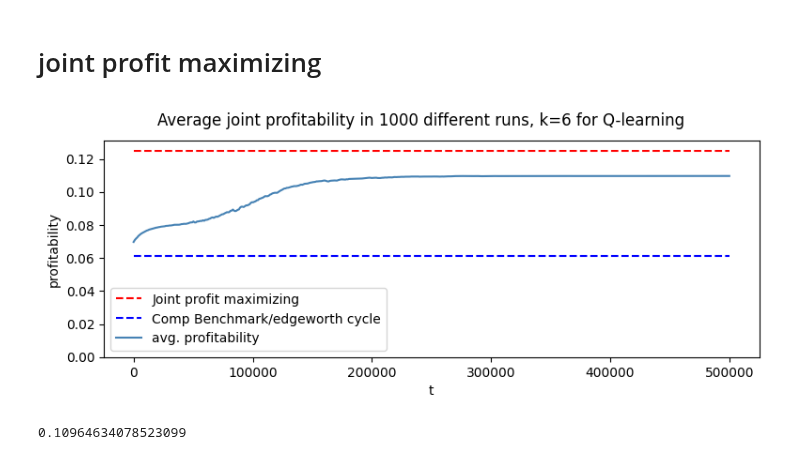
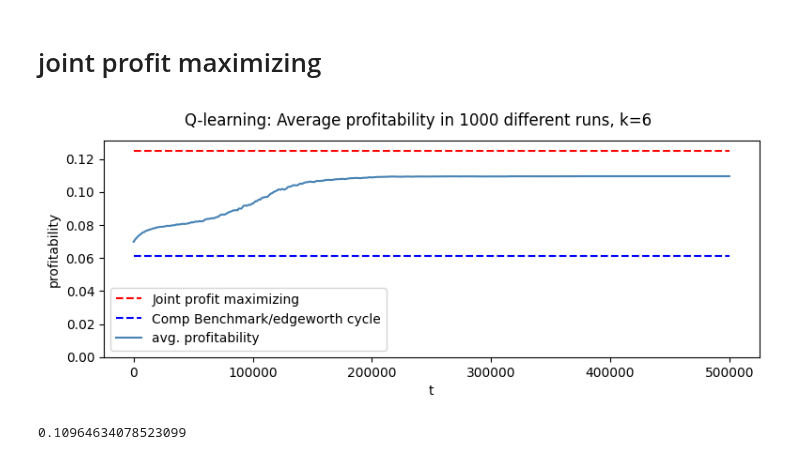
Before and after one commit to nicklasbusk/Bachelorprojekt, a Jupyter notebook: Code/q_learning.ipynb, the cells around one changed output. Saved outputs shown, nothing was run; the diff lists cells and outputs as text; code cells hidden in the pictures.

```diff
--- a/Code/q_learning.ipynb
+++ b/Code/q_learning.ipynb
@@ -35,18 +35,19 @@ plt.show()
 avg_prof, prof1, prof2, avg_prof_gain= run_sim_Q(1000, np.linspace(0,1,7))
 # %%
 fig, axs = plt.subplots(1, 1, figsize=(9,3))
-fig.suptitle("Average joint profitability in {} different runs, k={} for Q-learning".format(1000, 6))
+fig.suptitle("Q-learning: Average profitability in {} different runs, k={} ".format(1000, 6))
 axs.set_xlabel("t")
 axs.set_ylabel("profitability")
 xs = np.linspace(0, 500000, 499)
 axs.set_ylim(0.00, 0.125+(0.125*0.05))
 axs.hlines(0.125, xmin=xs[0], xmax=xs[-1], colors='red', linestyles='dashed', label='Joint profit maximizing')
 axs.hlines(0.0611, xmin=xs[0], xmax=xs[-1], colors='blue', linestyles='dashed', label='Comp Benchmark/edgeworth cycle')#konstant taget fra johanne og morten
 axs.plot(xs, avg_prof, color="steelblue", label = "avg. profitability")
+#axs.legend(loc='center left', bbox_to_anchor=(1, 0.5))  # Show the legend to display the label of the newly added line
 axs.legend()  # Show the legend to display the label of the newly added line
 plt.show()
 # %% [output]
-[figure, old version]
+[figure, new version]
 # %%
 avg_prof[498]
 # %% [output]
```
Also changed, not shown: parts of 36 cells of this notebook, 6 other files.
